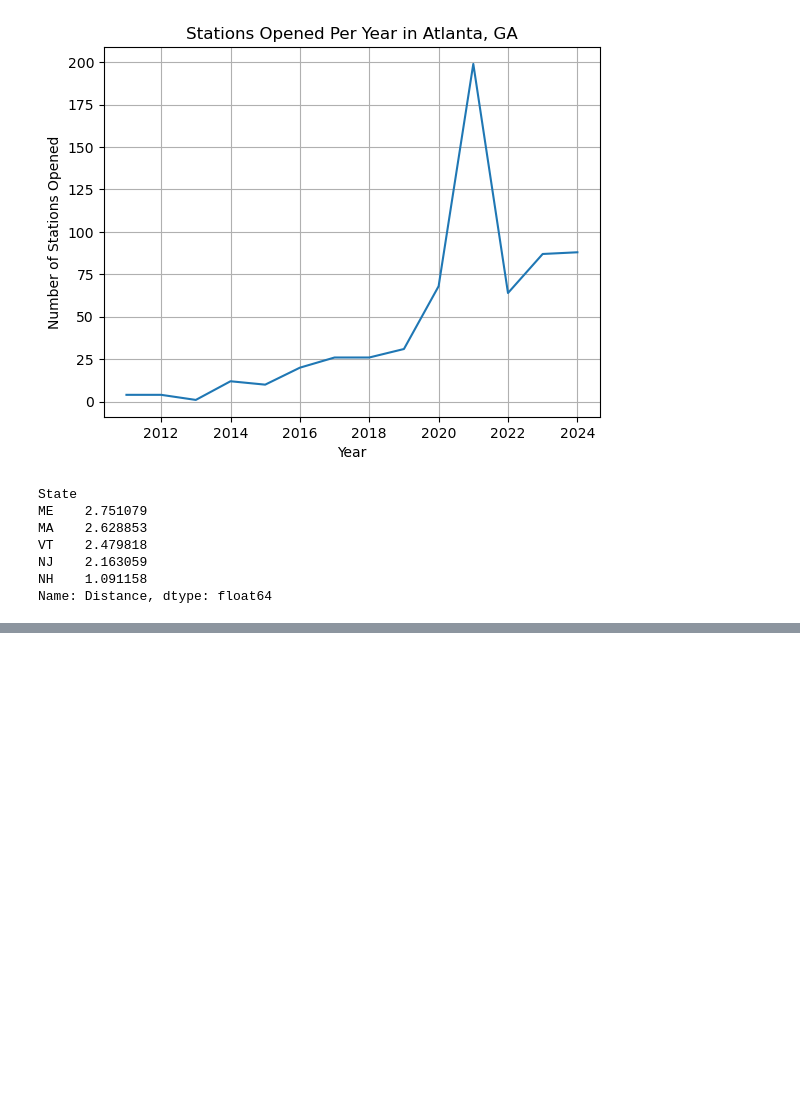
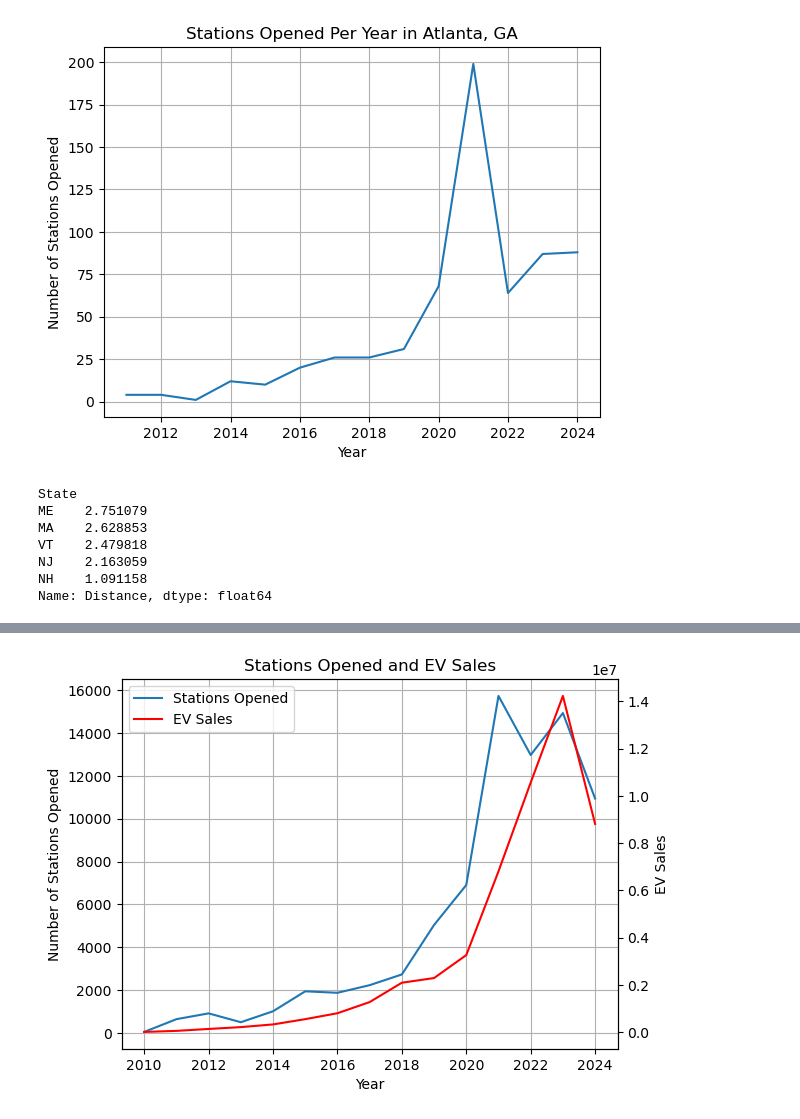
Before and after one commit to noahcasey21/ev_charging_predictor, a Jupyter notebook: experiments.ipynb, the cells around one changed output, grey strips where cells are left out. Drawn from its saved outputs; the diff is of its cells as text; code cells hidden in the pictures; blank space fills up the shorter version.

Commit message:
Added intro EV sales and locations opened graph

```diff
--- a/experiments.ipynb
+++ b/experiments.ipynb
@@ -176,3 +176,8 @@ VT    2.479818
 NJ    2.163059
 NH    1.091158
 Name: Distance, dtype: float64
+# %%
+import requests
+
+response = requests.get('https://datasource.kapsarc.org/api/explore/v2.1/catalog/datasets/world-ev-sales-by-make-model/records?select=sum(ev_sales)&group_by=year&order_by=year')
+print(response)
@@ -178,0 +186,13 @@ Name: Distance, dtype: float64
+# %%
+import json
+year_sales = json.loads(response.text)['results']
+
+sales_data = []
+#dumb reformat to be pretty
+for sale_year in year_sales:
+    add = dict()
+    add['year'] = int(sale_year['year'][:4])
+    add['sales'] = int(sale_year['sum(ev_sales)'])
+    sales_data.append(add)
+
+sales_data
@@ -178,0 +215,3 @@ Name: Distance, dtype: float64
+# %%
+sales_df = pd.DataFrame(sales_data)
+sales_df
@@ -178,0 +235,24 @@ Name: Distance, dtype: float64
+# %%
+locations = pd.read_parquet('data/OpenStations.parquet')
+locations = locations.loc[locations['Year'] >= 2010]
+loc_count = locations.groupby('Year').count()
+# %%
+fig, axloc = plt.subplots()
+axloc.set_ylabel('Number of Stations Opened')
+axloc.set_xlabel('Year')
+axloc.plot(loc_count.index, loc_count['Station Name'], label='Stations Opened')
+axloc.set_title('Stations Opened and EV Sales')
+axloc.grid()
+
+axsale = axloc.twinx()
+
+axsale.set_ylabel('EV Sales')
+axsale.plot(sales_df['year'], sales_df['sales'], color='red', label='EV Sales')
+
+lines, labels = axloc.get_legend_handles_labels()
+lines2, labels2 = axsale.get_legend_handles_labels()
+axloc.legend(lines + lines2, labels + labels2, loc='upper left')
+
+plt.show()
+# %% [output]
+[figure, added]
```
Also changed, not shown: parts of 3 cells of this notebook.
